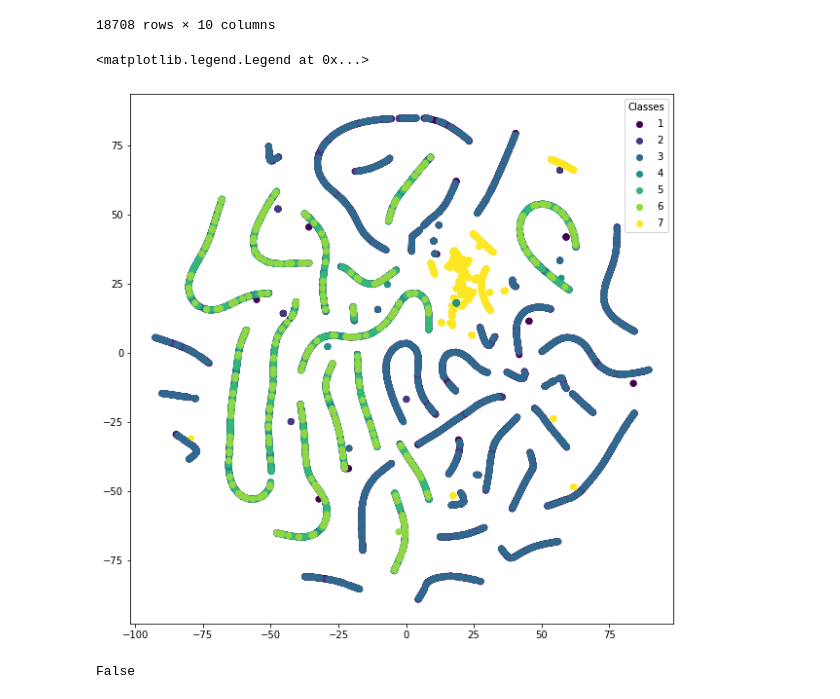
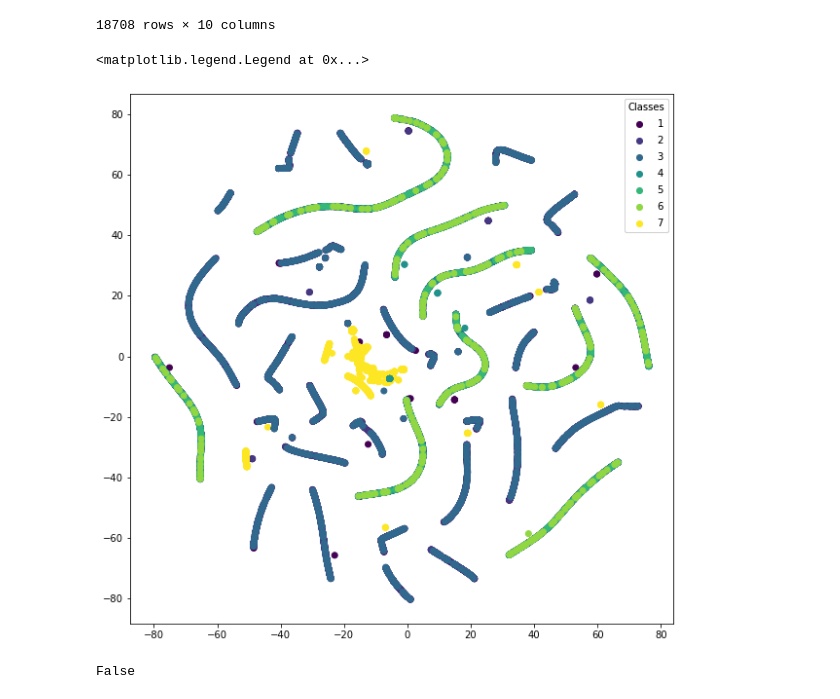
Before and after one commit to haozhu233/tufts152_vast2017_mc1, a Jupyter notebook: tsne.ipynb, the cells around one changed output. Saved outputs shown, nothing was run; the diff lists cells and outputs as text; code cells hidden in the pictures.

```diff
--- a/tsne.ipynb
+++ b/tsne.ipynb
@@ -76,21 +76,21 @@ for color in ['tab:blue', 'tab:orange', 'tab:green']:
 ax.legend()
 ax.grid(True)
 # %%
-tsne_car_results = TSNE(perplexity = 50).fit_transform(tsne_car_dt)
+tsne_car_results = TSNE(perplexity = 80).fit_transform(tsne_car_dt)
 
 car_color_value = np.array((per_car['car-type']))
 car_color_value[car_color_value == '2P'] = '7'
 car_color_value = np.array(car_color_value, dtype = int)
 
 plt.rcParams['figure.figsize'] = [10, 10]
 fig, ax = plt.subplots(1)
 
 scatter = ax.scatter(tsne_car_results[:, 0], tsne_car_results[:, 1], c = car_color_value)
 
 legend1 = ax.legend(*scatter.legend_elements(),
                     loc="upper right", title="Classes")
 ax.add_artist(legend1)
 # ax.title.set_text('TSNE Perplexity = ' + str(tsne_perplexities[i]))
 # %% [output]
 <matplotlib.legend.Legend at 0x...>
-[figure, old version]
+[figure, new version]
```
Also changed, not shown: parts of 3 cells of this notebook, 13 other files.
